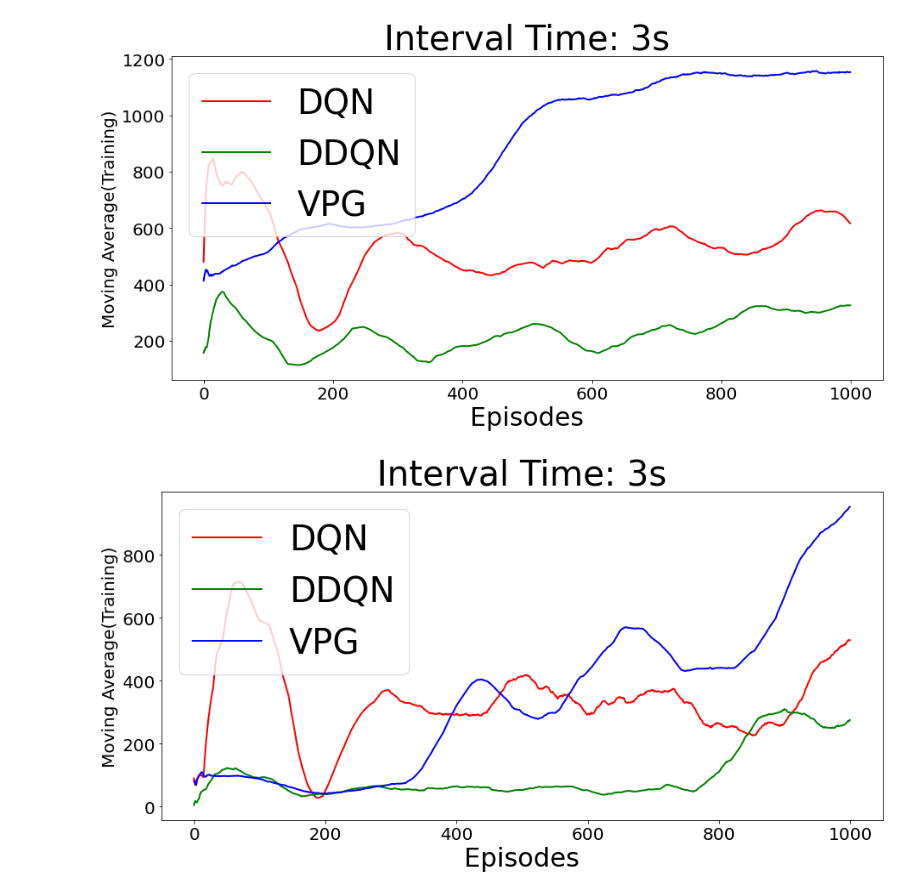
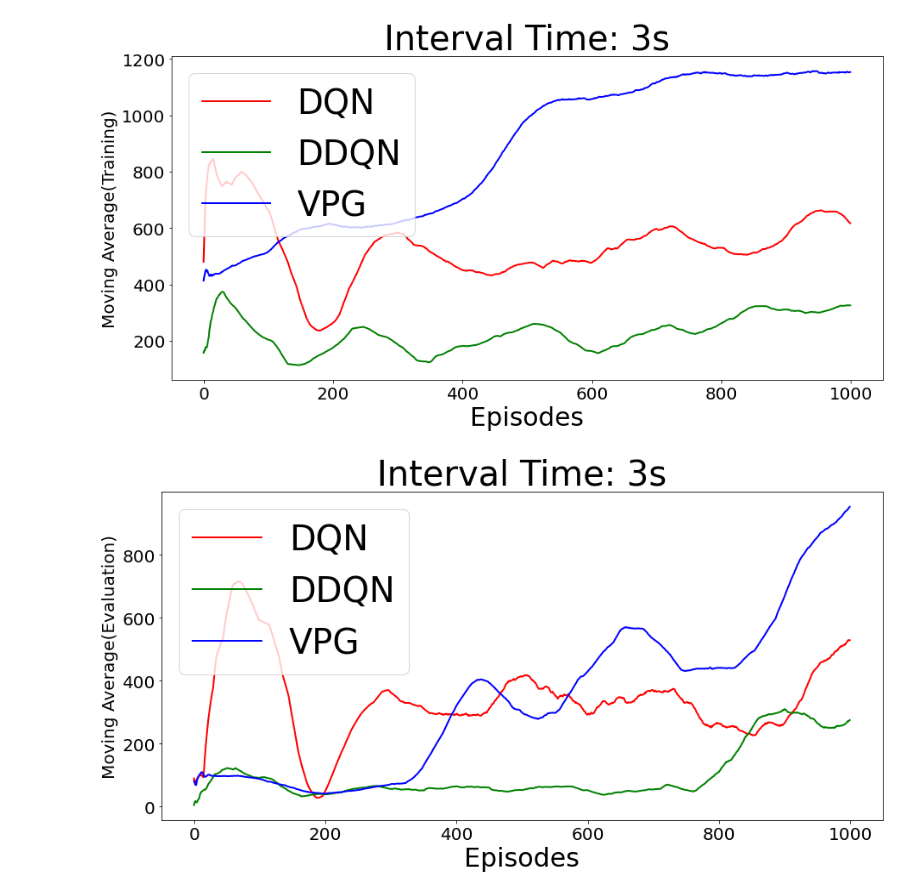
Before and after one commit to neel-singhania/Foraging_DRL_Project, a Jupyter notebook: deep_agents_foraging-v1.ipynb, the cells around one changed output. Cells and saved outputs as stored; diff of their text form; code cells hidden in the pictures.

```diff
--- a/deep_agents_foraging-v1.ipynb
+++ b/deep_agents_foraging-v1.ipynb
@@ -616,21 +616,21 @@ plt.savefig('deep_5.pdf')
 # %% [output]
 [figure]
 # %%
-#Plots for moving rewards training
+#Plots for moving rewards evaluation
 fig, axs = plt.subplots(1, 1, figsize=(15,7))
 plt.plot(dqn_eval_mean, 'r', label='DQN', linewidth=2)
 plt.plot(ddqn_eval_mean, 'g', label='DDQN', linewidth=2)
 plt.plot(vpg_eval_mean, 'b', label='VPG', linewidth=2)
 
 plt.legend(fontsize=40, loc='upper left')
-plt.ylabel('Moving Average(Training)', fontsize=20)
+plt.ylabel('Moving Average(Evaluation)', fontsize=20)
 plt.xlabel('Episodes', fontsize=30)
 plt.yticks(fontsize=20)
 plt.xticks(fontsize=20)
 plt.title('Interval Time: 3s', fontsize=40)
 plt.savefig('deep_6.pdf')
 # %% [output]
-[figure, old version]
+[figure, new version]
 # %%
 file_name = "dqn.pkl"
 
```
Also changed, not shown: parts of 6 cells of this notebook, 1 other file.
